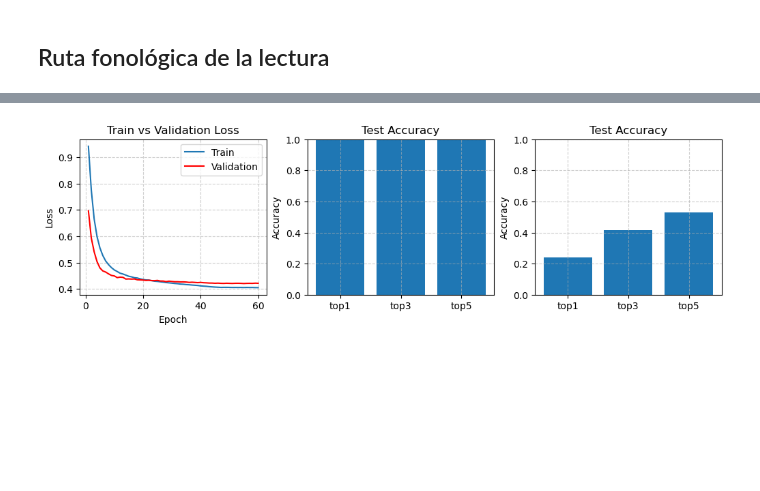
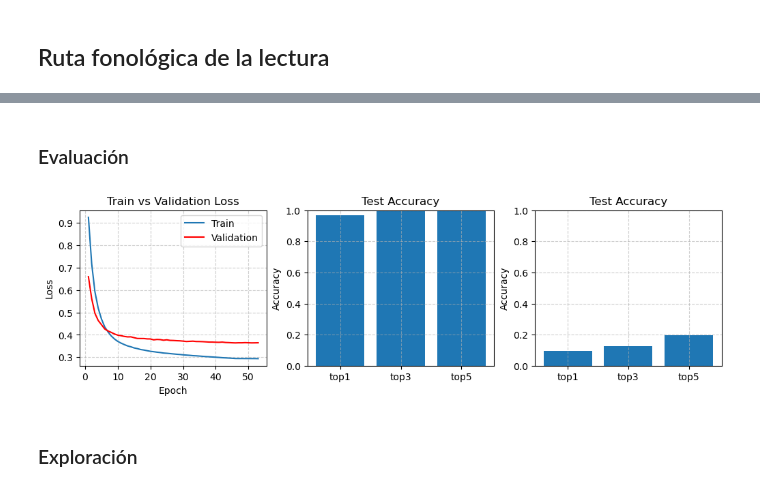
Before and after one commit to martindsq/from-speech, a Jupyter notebook: notebooks/Untitled-Copy1.ipynb, the cells around one changed output, grey strips where cells are left out. Saved outputs shown, nothing was run; the diff lists cells and outputs as text; code cells hidden in the pictures; blank space fills up the shorter version.

```diff
--- a/notebooks/Untitled-Copy1.ipynb
+++ b/notebooks/Untitled-Copy1.ipynb
@@ -35,11 +40,14 @@ def audio_widget(waveform: torch.Tensor):
 from pathlib import Path
 from cowaver.utils import encontrar_dispositivo
 
-DEVICE = encontrar_dispositivo()
+# Idioma, puede ser "french" o "spanish"
+LANGUAGE = "french"
+
+# Tamaño del dataset disponible
 DATASET_SIZE = 480
 
-# Idioma, puede ser "french" o "spanish"
-LANGUAGE = "spanish"
+# URL al checkpoint de CORnet-Z
+CORNET_CKPT_URL = "https://s3.amazonaws.com/cornet-models/cornet_z-5c427c9c.pth"
 
 # Rutas a los datos
 workspace_path = Path("../") / LANGUAGE
@@ -448,17 +471,24 @@ class PhonologicalRouteNet(TrainableMixin, nn.Module):
+# %% [markdown]
+### Evaluación
 # %%
+from cowaver.modules.reading import PhonologicalRoute
 from cowaver.checkpoints import cargar_checkpoint
+from cowaver.utils import evaluar_red
+from cowaver.plots import graficar_train_history, graficar_test_results
 
-phonological_route_net = PhonologicalRouteNet()
-train_history = cargar_checkpoint(phonological_route_net, folder=checkpoints_path / "visual", silent=True)
-training_test_results = evaluar_red(phonological_route_net, training_data)
-generalization_test_results = evaluar_red(phonological_route_net, generalization_data)
+phonological_route = PhonologicalRoute()
+train_history = cargar_checkpoint(phonological_route, folder=checkpoints_path, silent=True)
+training_test_results = evaluar_red(phonological_route, training_data)
+generalization_test_results = evaluar_red(phonological_route, generalization_data)
 
 fig, axes = plt.subplots(1, 3, figsize=(10, 3), layout="constrained")
 graficar_train_history(train_history, ax=axes[0])
 graficar_test_results(training_test_results, ax=axes[1])
 graficar_test_results(generalization_test_results, ax=axes[2])
 plt.show()
 # %% [output]
-[figure, old version]
+[figure, new version]
+# %% [markdown]
+### Exploración
 # %%
 import matplotlib.pyplot as plt
```
Also changed, not shown: parts of 33 cells of this notebook, 8 other files.
